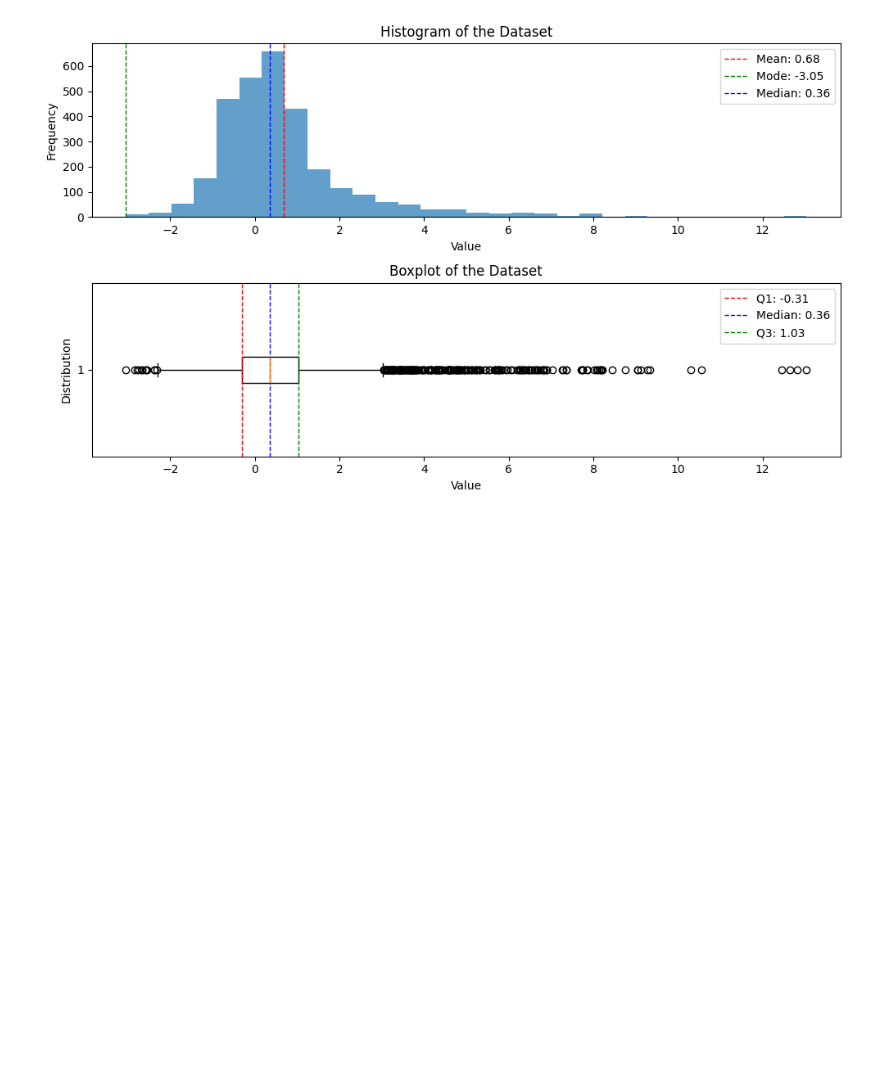
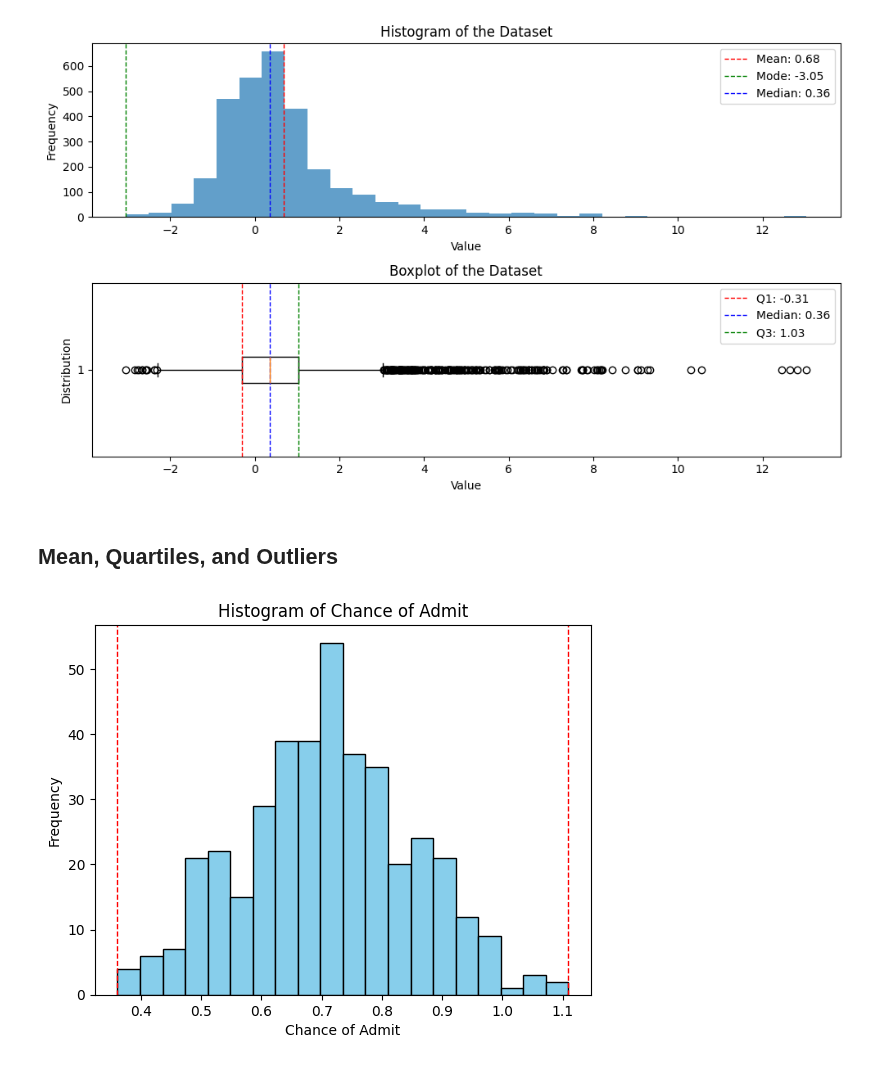
Before and after one commit to contento/lab.jupyter, a Jupyter notebook: descriptive-statistics.ipynb, the cells around one changed output. Saved outputs shown, nothing was run; the diff lists cells and outputs as text; code cells hidden in the pictures; blank space fills up the shorter version.

```diff
--- a/descriptive-statistics.ipynb
+++ b/descriptive-statistics.ipynb
@@ -226,3 +226,24 @@ plt.tight_layout()
 plt.show()
 # %% [output]
 [figure]
+# %% [markdown]
+## Mean, Quartiles, and Outliers
+# %%
+# Histogram of Chance of Admit
+
+import matplotlib.pyplot as plt
+
+# Supongamos que los valores de "Chance of Admit" están en la variable 'data'
+# Ejemplo de datos ficticios
+import numpy as np
+data = np.random.normal(0.724350, 0.142609, 400)
+
+plt.hist(data, bins=20, color='skyblue', edgecolor='black')
+plt.axvline(np.min(data), color='r', linestyle='dashed', linewidth=1)
+plt.axvline(np.max(data), color='r', linestyle='dashed', linewidth=1)
+plt.xlabel('Chance of Admit')
+plt.ylabel('Frequency')
+plt.title('Histogram of Chance of Admit')
+plt.show()
+# %% [output]
+[figure, added]
```
Also changed, not shown: parts of 2 cells of this notebook.
